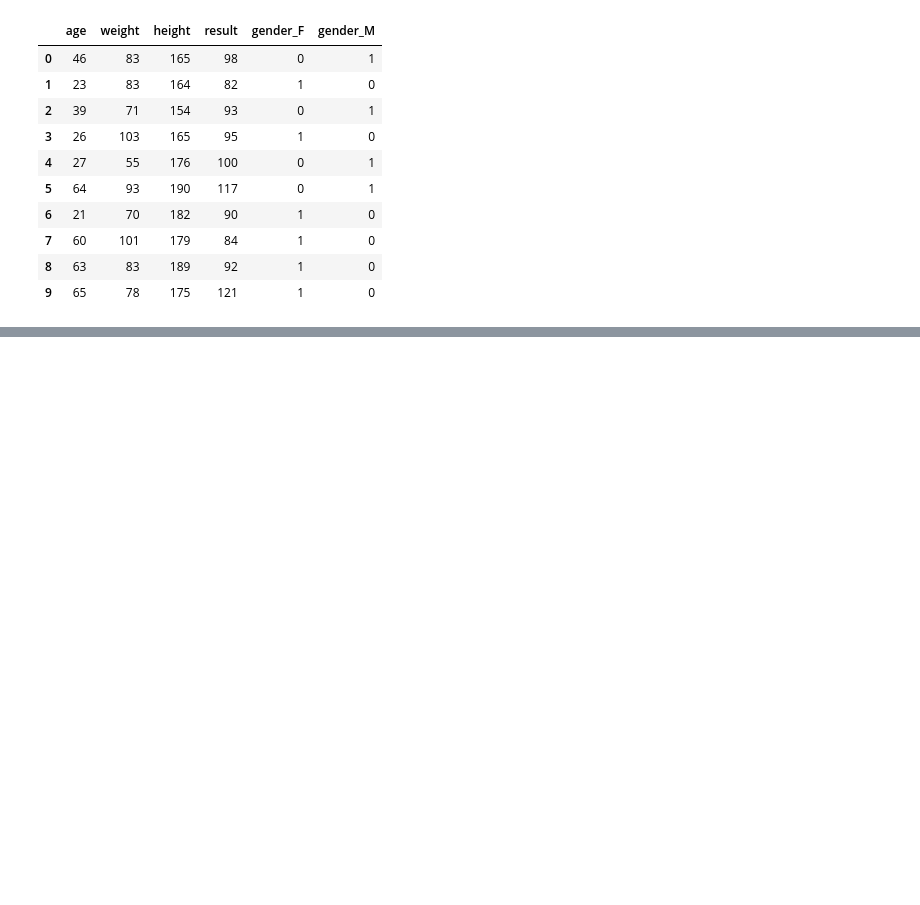
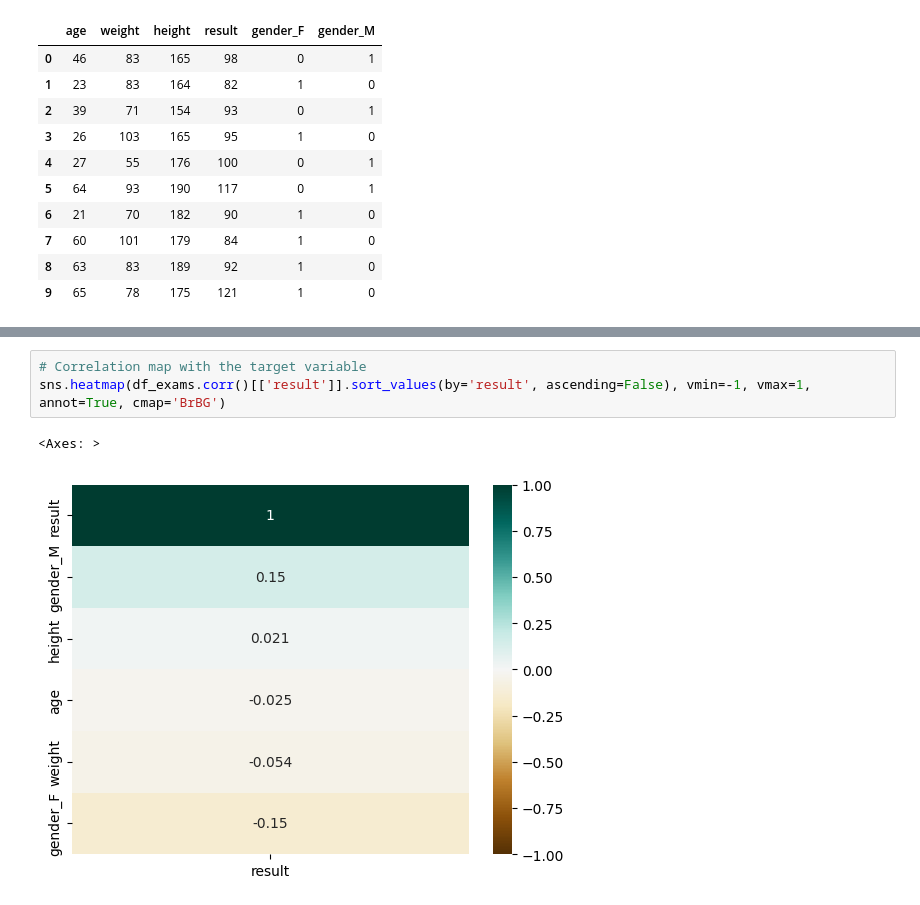
Before and after one commit to arthurrios/diabetes_model, a Jupyter notebook: diabetes_model.ipynb, the cells around one changed output, grey strips where cells are left out. Drawn from its saved outputs; the diff is of its cells as text; blank space fills up the shorter version.

```diff
--- a/diabetes_model.ipynb
+++ b/diabetes_model.ipynb
@@ -63,0 +70,6 @@ df_exams.head(10)
+# %%
+# Correlation map with the target variable
+sns.heatmap(df_exams.corr()[['result']].sort_values(by='result', ascending=False), vmin=-1, vmax=1, annot=True, cmap='BrBG')
+# %% [output]
+<Axes: >
+[figure, added]
```
Also changed, not shown: parts of 3 cells of this notebook, 1 other file.
